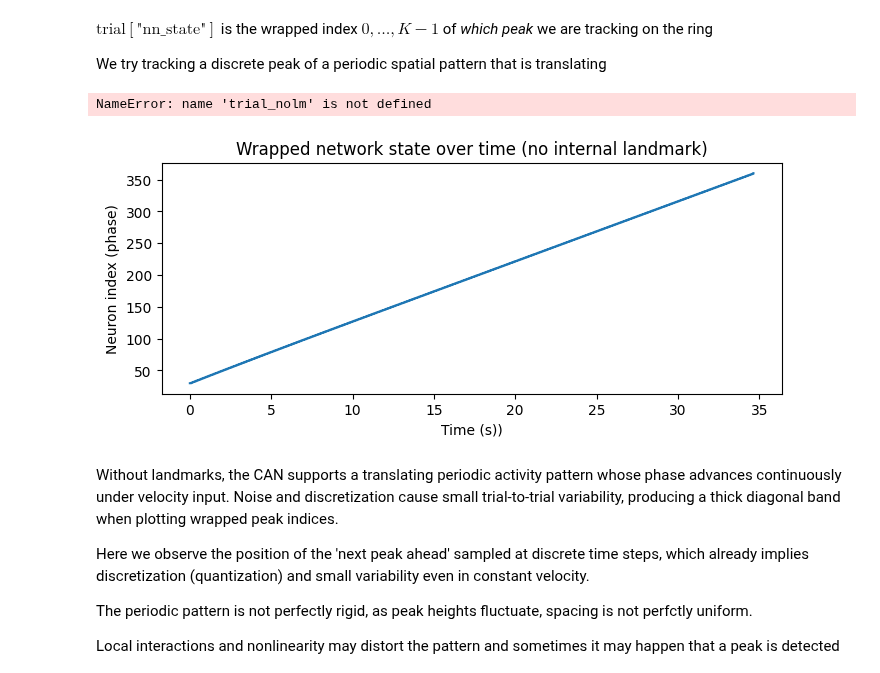
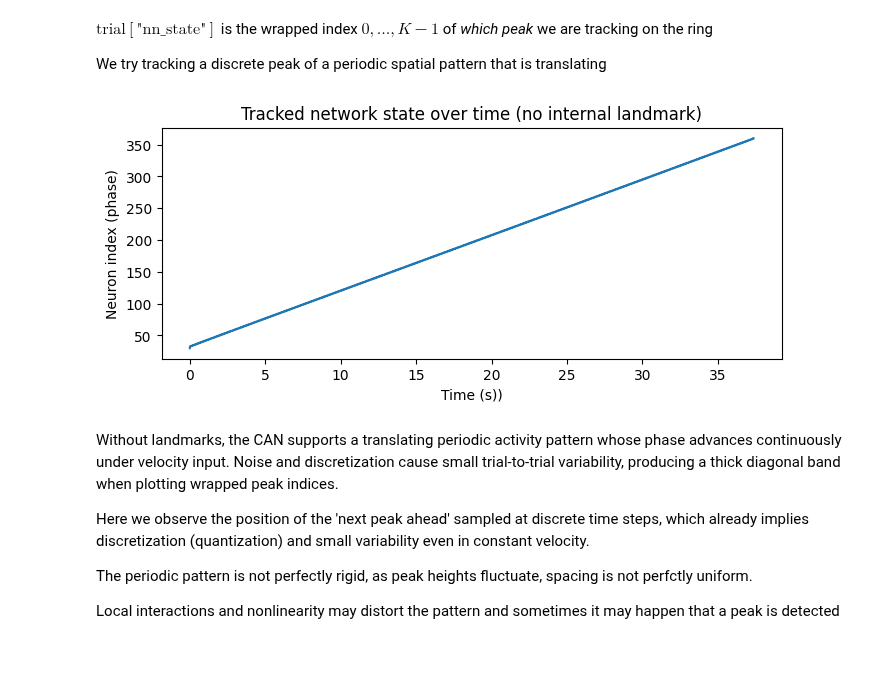
Before and after one commit to claramont/mental-navigation, a Jupyter notebook: src/mental_navigation/CAN/CAN_notebook.ipynb, the cells around one changed output. Saved outputs shown, nothing was run; the diff lists cells and outputs as text; code cells hidden in the pictures.

```diff
--- a/src/mental_navigation/CAN/CAN_notebook.ipynb
+++ b/src/mental_navigation/CAN/CAN_notebook.ipynb
@@ -398,27 +396,21 @@ trial['nn_state'].shape
 $\text{trial}[\text{"nn\_state"}]$ is the wrapped index $0, \dots, K-1$ of *which peak* we are tracking on the ring
 
 We try tracking a discrete peak of a periodic spatial pattern that is translating
-# %%
-#np.arange(trial_nolm['nn_state'].shape[0])
-#71632
-int(trial_nolm['nn_state'].shape[0] * net.dt + 1)
-# %% [output]
-NameError: name 'trial_nolm' is not defined
 # %%
 trial_nolm = sim.run_trial(
     init_condition = init, landmarkpresent=False,
     #
     )
 plt.figure(figsize=(8,3))
 plt.plot(np.arange(len(trial_nolm['nn_state'])) * net.dt, trial_nolm['nn_state'], label="L")
 nr_steps = trial_nolm.get('s').shape[1]
 
 plt.xlabel("Time (s))")
 plt.ylabel("Neuron index (phase)")
-plt.title("Wrapped network state over time (no internal landmark)")
+plt.title("Tracked network state over time (no internal landmark)")
 plt.show()
 # %% [output]
-[figure, old version]
+[figure, new version]
 # %% [markdown]
 Without landmarks, the CAN supports a translating periodic activity pattern whose phase advances continuously under velocity input. Noise and discretization cause small trial-to-trial variability, producing a thick diagonal band when plotting wrapped peak indices.
 
```
Also changed, not shown: parts of 117 cells of this notebook, 2 other files.
